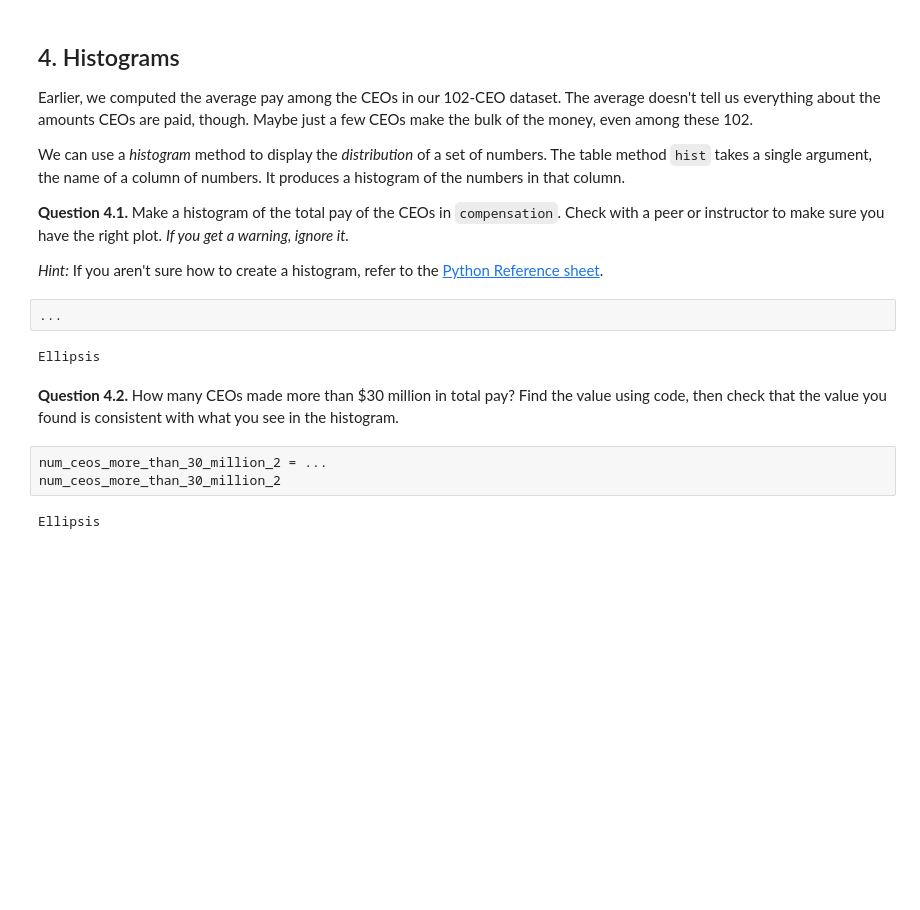
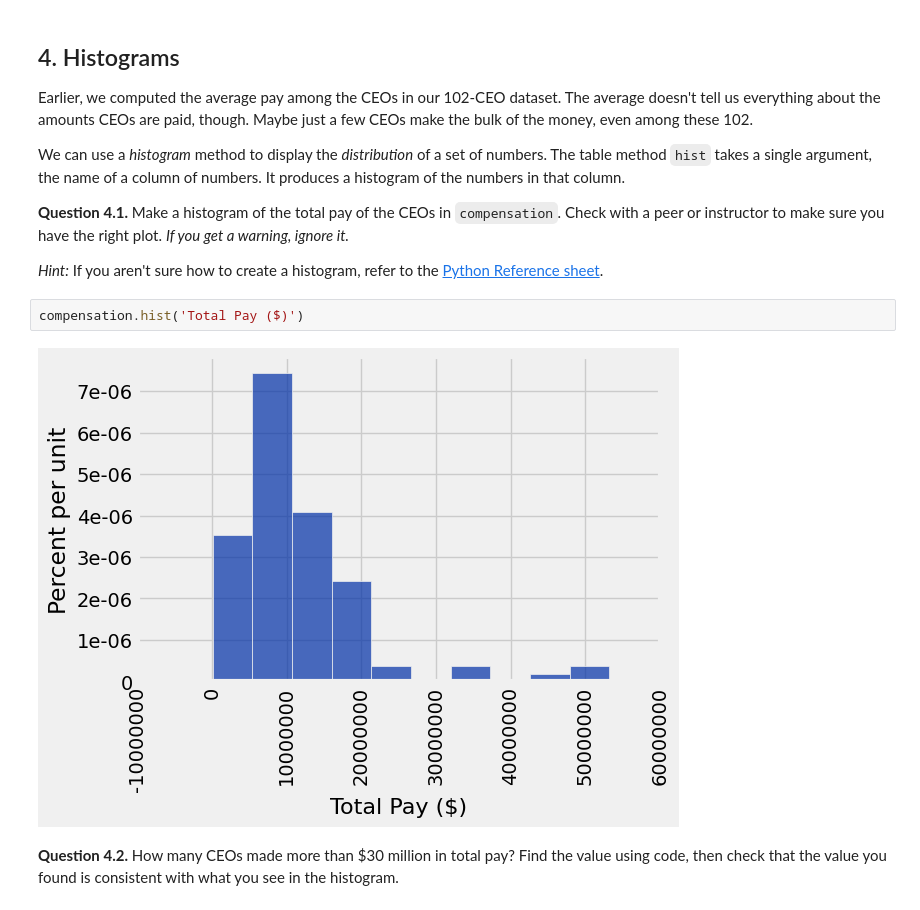
Before and after one commit to cplahn/cplahn_DATA_Fall, a Jupyter notebook: lab04/lab04.ipynb, the cells around one changed output. Saved outputs shown, nothing was run; the diff lists cells and outputs as text; blank space fills up the shorter version.

```diff
--- a/lab04/lab04.ipynb
+++ b/lab04/lab04.ipynb
@@ -633,14 +617,9 @@ We can use a *histogram* method to display the *distribution* of a set of number
 **Question 4.1.** Make a histogram of the total pay of the CEOs in `compensation`. Check with a peer or instructor to make sure you have the right plot. *If you get a warning, ignore it.*
 
 *Hint:* If you aren't sure how to create a histogram, refer to the [Python Reference sheet](https://www.data8.org/sp24/reference/).
-# %%
-...
-# %% [output]
-Ellipsis
+# %%
+compensation.hist('Total Pay ($)')
+# %% [output]
+[figure, added]
 # %% [markdown]
 **Question 4.2.** How many CEOs made more than $30 million in total pay? Find the value using code, then check that the value you found is consistent with what you see in the histogram.
-# %%
-num_ceos_more_than_30_million_2 = ...
-num_ceos_more_than_30_million_2
-# %% [output]
-Ellipsis
```
Also changed, not shown: parts of 7 cells of this notebook, 3 other files.
